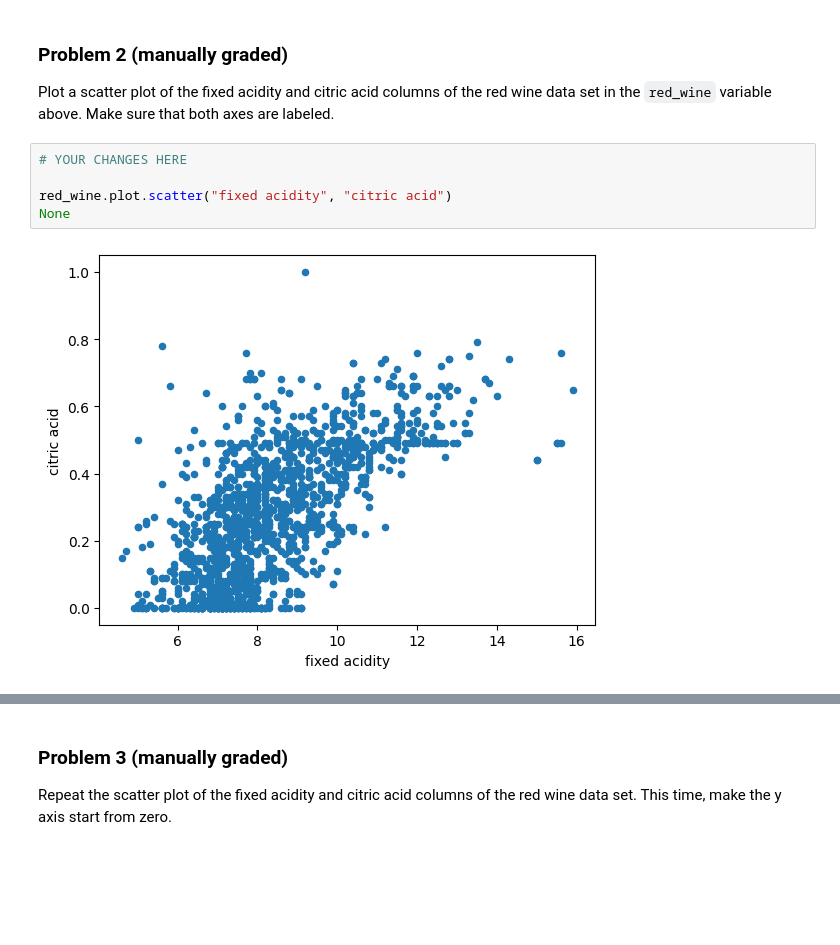
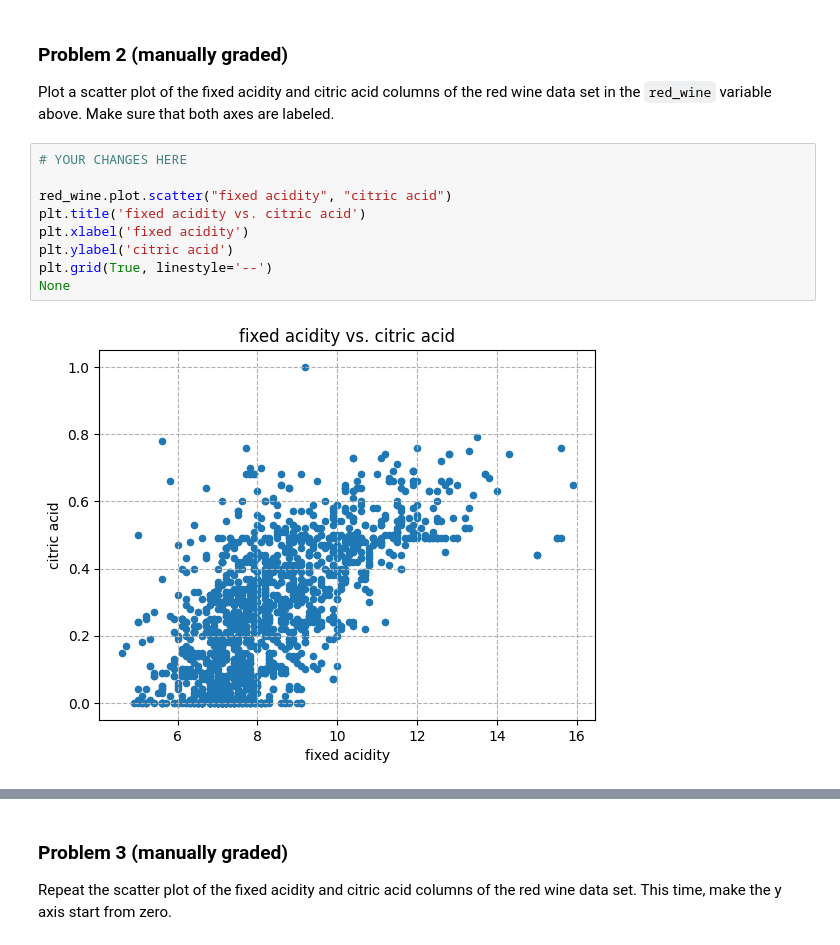
Before and after one commit to RajuNatesanBU/25fallcdsdx602_o1, a Jupyter notebook: dx602-homework-10/homework.ipynb, the cells around one changed output, grey strips where cells are left out. Saved outputs shown, nothing was run; the diff lists cells and outputs as text; blank space fills up the shorter version.

```diff
--- a/dx602-homework-10/homework.ipynb
+++ b/dx602-homework-10/homework.ipynb
@@ -59,10 +67,14 @@ Make sure that both axes are labeled.
 # %%
 # YOUR CHANGES HERE
 
 red_wine.plot.scatter("fixed acidity", "citric acid")
+plt.title('fixed acidity vs. citric acid')
+plt.xlabel('fixed acidity')
+plt.ylabel('citric acid')
+plt.grid(True, linestyle='--')
 None
 # %% [output]
-[figure, old version]
+[figure, new version]
 # %% [markdown]
 <div style="page-break-after: always;"></div>
 # %% [markdown]
```
Also changed, not shown: parts of 12 cells of this notebook.
